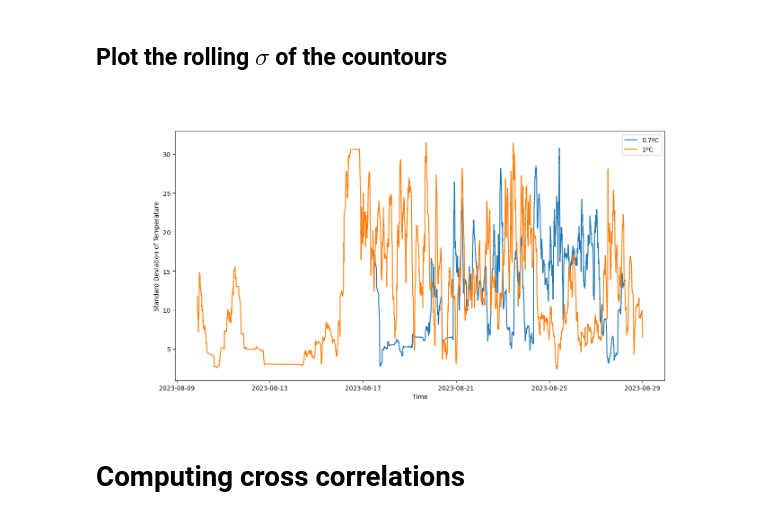
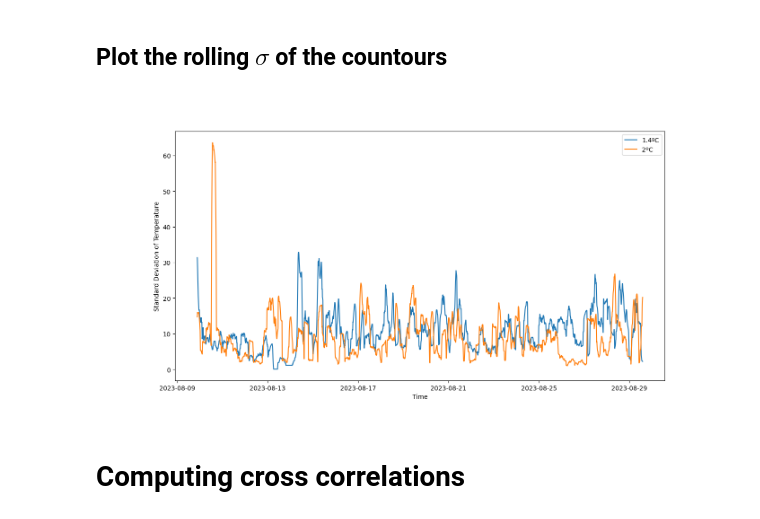
Before and after one commit to ericeberg3/UW_research, a Jupyter notebook: DTS_large_scale.ipynb, the cells around one changed output. Drawn from its saved outputs; the diff is of its cells as text; code cells hidden in the pictures.

```diff
--- a/DTS_large_scale.ipynb
+++ b/DTS_large_scale.ipynb
@@ -125,7 +151,7 @@ ax.set_xlabel('Time')
 #     for j in range(len(contour_points[contour_values[i]]['x'])):
 #         nexttinds =
 
-for i in range(len(contour_values)): plt.plot(contour_points[contour_values[i]]['t'], contour_points[contour_values[i]]['x'], '-')
+for i in range(len(contour_values)): plt.plot(plot_times_zoomed, contour_points_arr[i], '-')
 # plt.contour(plot_times_zoomed, plot_dists_zoomed, filtered_arr.T, contour_values)
 # ax.axvline(x=plot_times[sliceind])
 plt.legend(contour_values_legend)
@@ -138,8 +166,8 @@ plt.show()
 # %%
 sos = scipy.signal.butter(1, 0.025, 'hp', fs=0.2, output='sos')
-contours_filtered = {}
+contours_filtered = np.empty(np.shape(contour_points_arr))
 for i in range(len(contour_values)):
-    contours_filtered[i] = scipy.signal.sosfilt(sos, contour_points[i] - np.median(contour_points[i]))
+    contours_filtered[i] = scipy.signal.sosfilt(sos, contour_points_arr[i] - np.median(contour_points_arr[i]))
 
 peak_locs = {}
 dT = {}
@@ -175,11 +183,0 @@ plt.show()
-# %%
-fig, ax = plt.subplots(figsize=(2.2*6.4,1.5*4.8))
-
-for i in range(len(contour_values)):
-    # plt.plot(plot_times_zoomed[sorted(peak_dists_ind[i])], np.abs(contours_filtered[i][sorted(peak_dists_ind[i])]), '-')
-    plt.plot(contour_values[i], np.mean(np.abs(contours_filtered[i][sorted(peak_dists_ind[i])])), '.')
-
-ax.set_xlabel("Time")
-ax.set_ylabel("Vertical amplitude (m)")
-plt.legend(contour_values_legend)
-plt.show()
@@ -187,0 +184,12 @@ plt.show()
+# %%
+fig, ax = plt.subplots(figsize=(2.2*6.4,1.5*4.8))
+chosen_contours = [0, 2]
+
+# plt.plot([np.std(contours_filtered[6][0:s1]), np.std(contours_filtered[6][s1:s2]), np.std(contours_filtered[6][s2:])], '.')
+for i in chosen_contours: plt.plot(plot_times_zoomed, contours_filtered[i])
+# plt.plot(contour_points[contour_values[0]]['t'], pd.DataFrame(contour_points[contour_values[0]]['x']).rolling(50).std())
+
+ax.set_xlabel("Time")
+ax.set_ylabel("Standard Deviation of Temperature")
+plt.legend([contour_values_legend[i] for i in chosen_contours])
+plt.show()
@@ -189,20 +199,18 @@ plt.show()
 ## Plot the rolling $\sigma$ of the countours
 # %%
 fig, ax = plt.subplots(figsize=(2.2*6.4,1.5*4.8))
+chosen_contours = [0, 1]
 
-contour_range = [0, 2]
 # plt.plot([np.std(contours_filtered[6][0:s1]), np.std(contours_filtered[6][s1:s2]), np.std(contours_filtered[6][s2:])], '.')
-for i in contour_values[contour_range[0]:contour_range[1]]:
-    plt.plot(contour_points[i]['t'], pd.DataFrame(contour_points[i]['x']).rolling(50).std())
-# plt.plot(plot_times_zoomed, pd.DataFrame(contours_filtered[1]).rolling(50).std())
+for i in chosen_contours: plt.plot(plot_times_zoomed, pd.DataFrame(contour_points_arr[i]).rolling(50).std())
 # plt.plot(contour_points[contour_values[0]]['t'], pd.DataFrame(contour_points[contour_values[0]]['x']).rolling(50).std())
 
 ax.set_xlabel("Time")
 ax.set_ylabel("Standard Deviation of Temperature")
-plt.legend(contour_values_legend[contour_range[0]:contour_range[1]])
+plt.legend([contour_values_legend[i] for i in chosen_contours])
 plt.show()
 # %% [output]
-[figure, old version]
+[figure, new version]
 # %% [markdown]
 # Computing cross correlations
 # %%
```
Also changed, not shown: parts of 8 cells of this notebook.
